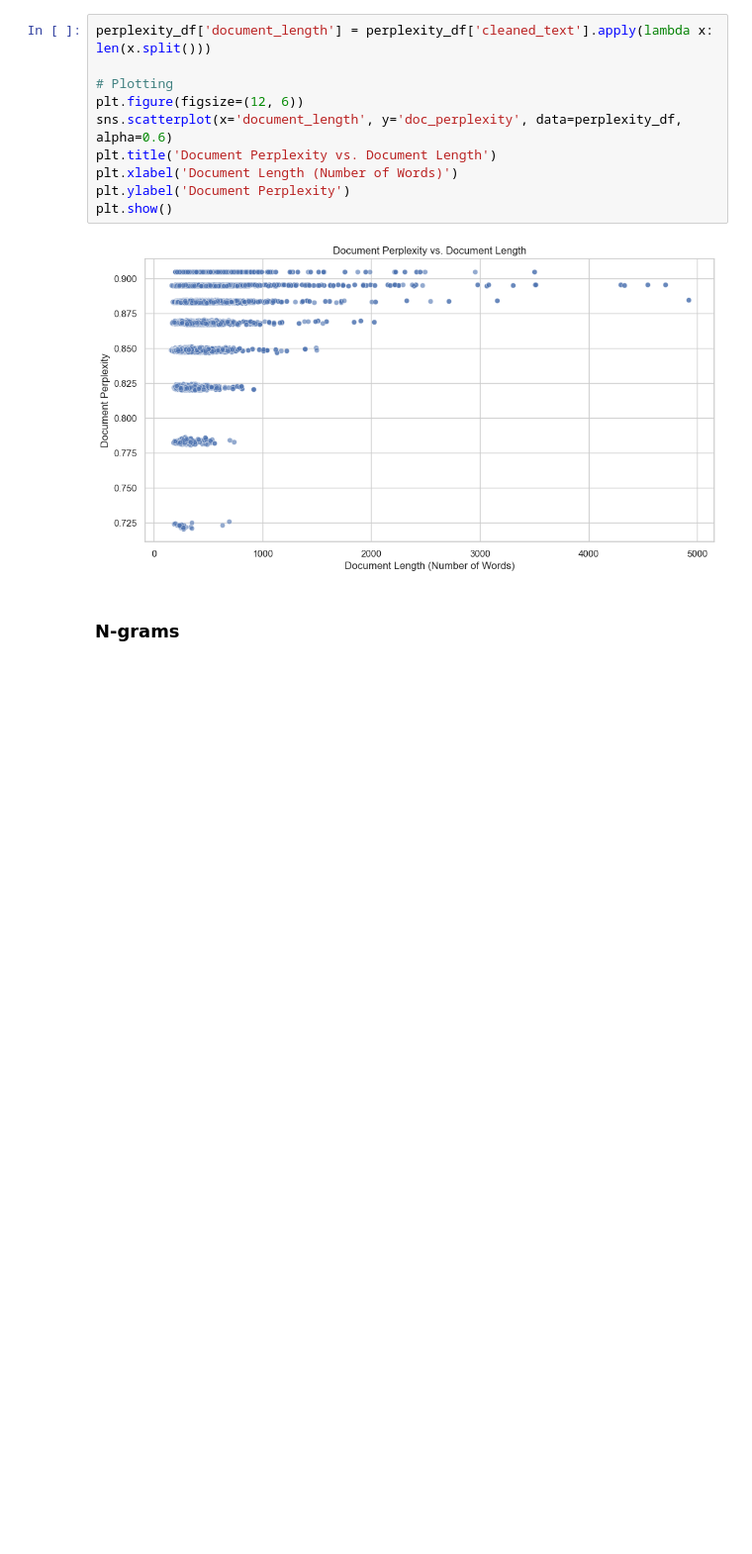
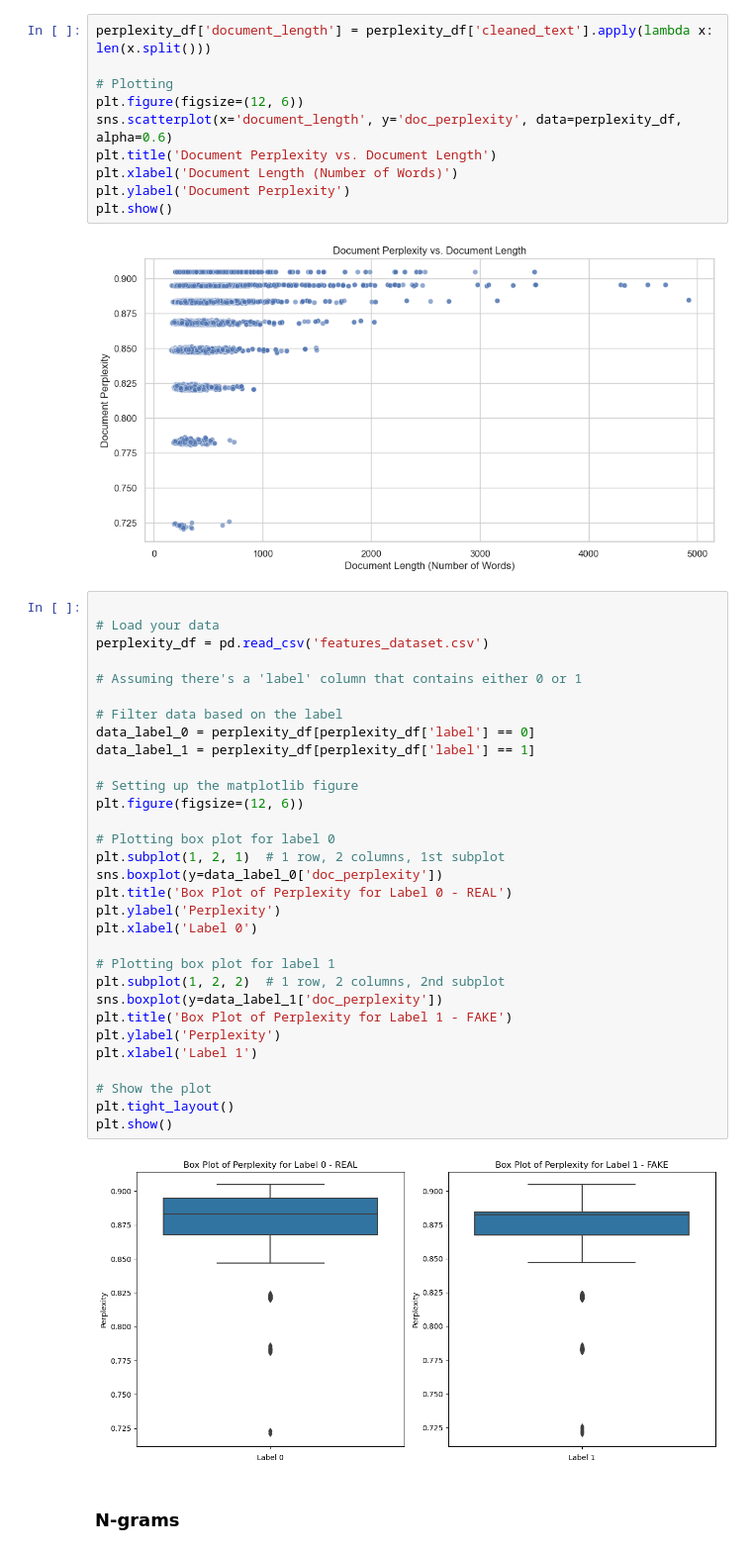
Before and after one commit to AndreasHaavik/FakeNews, a Jupyter notebook: featureEngineering.ipynb, the cells around one changed output. Shown at 99% size. Cells and saved outputs as stored; diff of their text form; blank space fills up the shorter version.

```diff
--- a/featureEngineering.ipynb
+++ b/featureEngineering.ipynb
@@ -558,6 +558,39 @@ plt.ylabel('Document Perplexity')
 plt.show()
 # %% [output]
 [figure]
+# %%
+
+# Load your data
+perplexity_df = pd.read_csv('features_dataset.csv')
+
+# Assuming there's a 'label' column that contains either 0 or 1
+
+# Filter data based on the label
+data_label_0 = perplexity_df[perplexity_df['label'] == 0]
+data_label_1 = perplexity_df[perplexity_df['label'] == 1]
+
+# Setting up the matplotlib figure
+plt.figure(figsize=(12, 6))
+
+# Plotting box plot for label 0
+plt.subplot(1, 2, 1)  # 1 row, 2 columns, 1st subplot
+sns.boxplot(y=data_label_0['doc_perplexity'])
+plt.title('Box Plot of Perplexity for Label 0 - REAL')
+plt.ylabel('Perplexity')
+plt.xlabel('Label 0')
+
+# Plotting box plot for label 1
+plt.subplot(1, 2, 2)  # 1 row, 2 columns, 2nd subplot
+sns.boxplot(y=data_label_1['doc_perplexity'])
+plt.title('Box Plot of Perplexity for Label 1 - FAKE')
+plt.ylabel('Perplexity')
+plt.xlabel('Label 1')
+
+# Show the plot
+plt.tight_layout()
+plt.show()
+# %% [output]
+[figure, added]
 # %% [markdown]
 ### N-grams
 # %%
```
